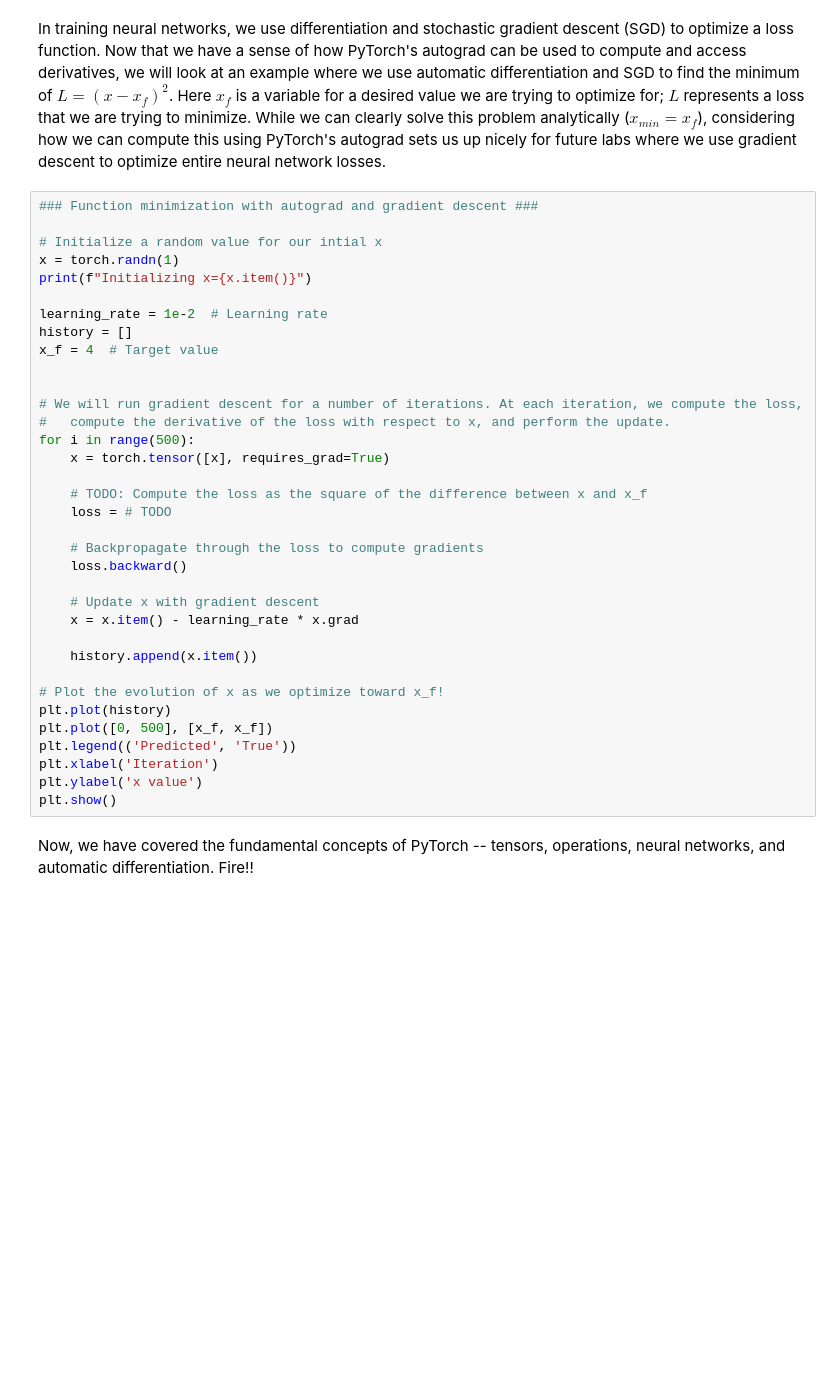
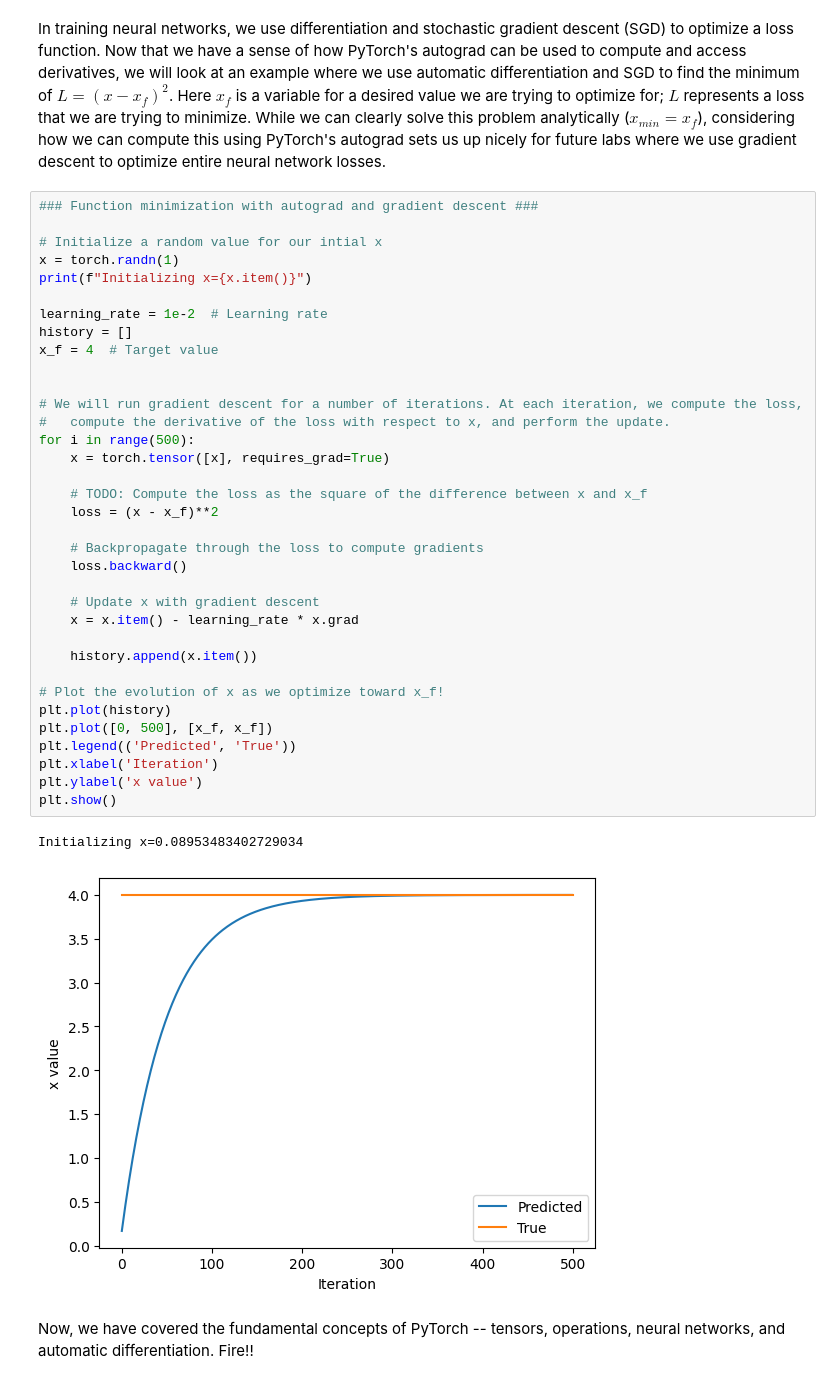
Before and after one commit to srikarboddupally/MIT_DeepLearningLab, a Jupyter notebook: lab1/PT_Part1_Intro.ipynb, the cells around one changed output. Cells and saved outputs as stored; diff of their text form; blank space fills up the shorter version.

```diff
--- a/lab1/PT_Part1_Intro.ipynb
+++ b/lab1/PT_Part1_Intro.ipynb
@@ -336,33 +344,36 @@ In training neural networks, we use differentiation and stochastic gradient desc
 x = torch.randn(1)
 print(f"Initializing x={x.item()}")
 
 learning_rate = 1e-2  # Learning rate
 history = []
 x_f = 4  # Target value
 
 
 # We will run gradient descent for a number of iterations. At each iteration, we compute the loss,
 #   compute the derivative of the loss with respect to x, and perform the update.
 for i in range(500):
     x = torch.tensor([x], requires_grad=True)
 
     # TODO: Compute the loss as the square of the difference between x and x_f
-    loss = # TODO
+    loss = (x - x_f)**2
 
     # Backpropagate through the loss to compute gradients
     loss.backward()
 
     # Update x with gradient descent
     x = x.item() - learning_rate * x.grad
 
     history.append(x.item())
 
 # Plot the evolution of x as we optimize toward x_f!
 plt.plot(history)
 plt.plot([0, 500], [x_f, x_f])
 plt.legend(('Predicted', 'True'))
 plt.xlabel('Iteration')
 plt.ylabel('x value')
 plt.show()
+# %% [output]
+Initializing x=0.08953483402729034
+[figure, added]
 # %% [markdown]
 Now, we have covered the fundamental concepts of PyTorch -- tensors, operations, neural networks, and automatic differentiation. Fire!!
```
Also changed, not shown: parts of 13 cells of this notebook.
